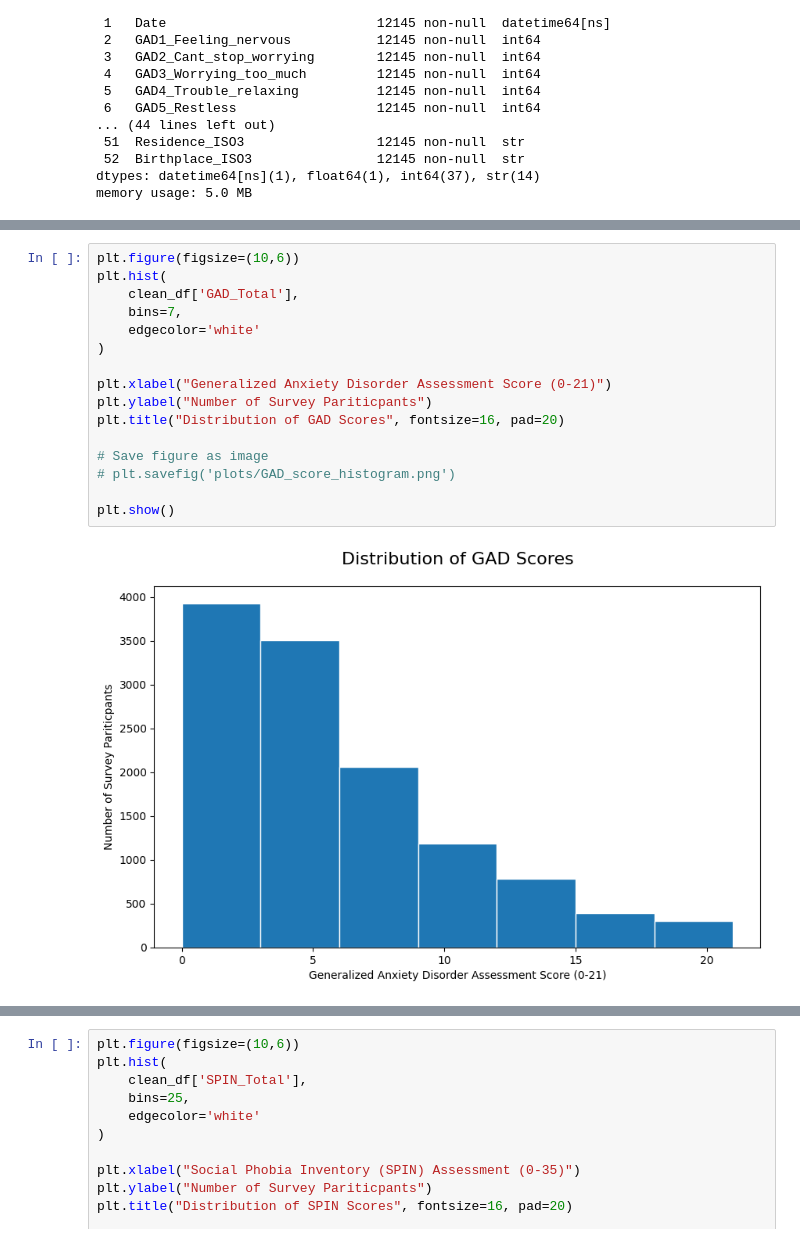
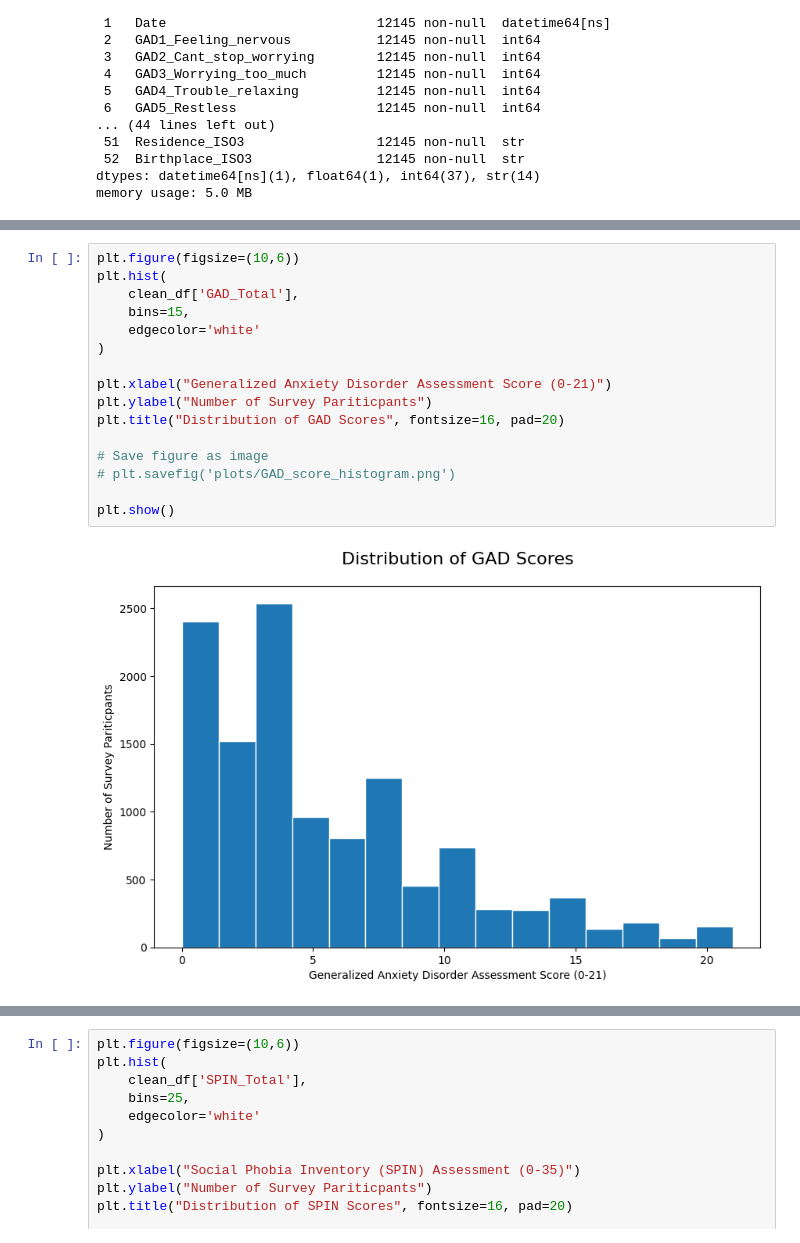
Before and after one commit to amallred/gaming-mental-health-analysis, a Jupyter notebook: data_cleaning.ipynb, the cells around one changed output, grey strips where cells are left out. Cells and saved outputs as stored; diff of their text form.

```diff
--- a/data_cleaning.ipynb
+++ b/data_cleaning.ipynb
@@ -573,21 +580,21 @@ memory usage: 5.0 MB
 # %%
 plt.figure(figsize=(10,6))
 plt.hist(
     clean_df['GAD_Total'],
-    bins=7,
+    bins=15,
     edgecolor='white'
 )
 
 plt.xlabel("Generalized Anxiety Disorder Assessment Score (0-21)")
 plt.ylabel("Number of Survey Pariticpants")
 plt.title("Distribution of GAD Scores", fontsize=16, pad=20)
 
 # Save figure as image
 # plt.savefig('plots/GAD_score_histogram.png')
 
 plt.show()
 # %% [output]
-[figure, old version]
+[figure, new version]
 # %%
 plt.figure(figsize=(10,6))
 plt.hist(
```
Also changed, not shown: parts of 8 cells of this notebook, 5 other files.
